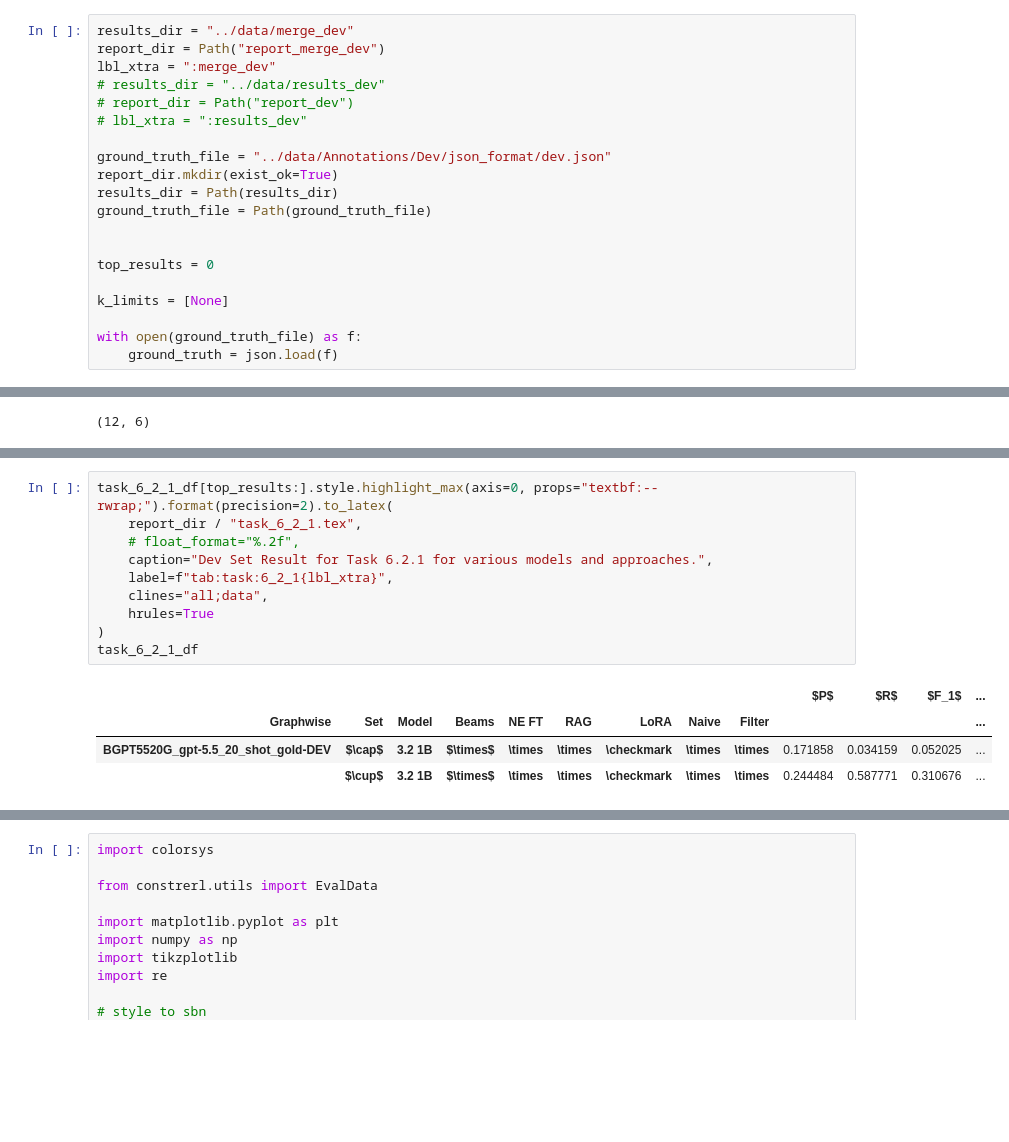
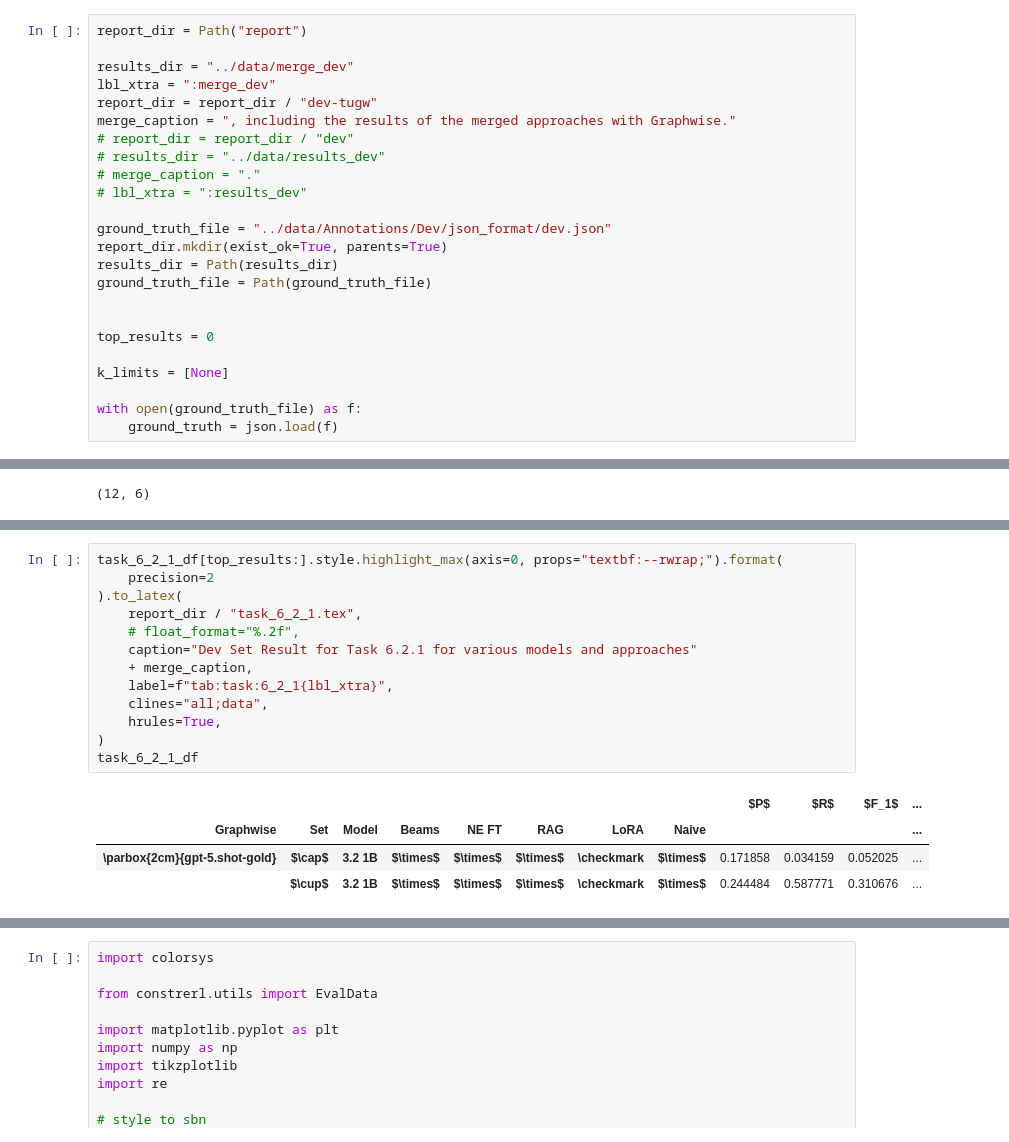
Before and after one commit to Dakantz/CHASTE, a Jupyter notebook: submission/evaluation.ipynb, the cells around one changed output, grey strips where cells are left out. Saved outputs shown, nothing was run; the diff lists cells and outputs as text; blank space fills up the shorter version.

```diff
--- a/submission/evaluation.ipynb
+++ b/submission/evaluation.ipynb
@@ -21,15 +24,19 @@ from collections.abc import Callable
 
 import re
 # %%
+report_dir = Path("report")
+
 results_dir = "../data/merge_dev"
-report_dir = Path("report_merge_dev")
 lbl_xtra = ":merge_dev"
+report_dir = report_dir / "dev-tugw"
+merge_caption = ", including the results of the merged approaches with Graphwise."
+# report_dir = report_dir / "dev"
 # results_dir = "../data/results_dev"
-# report_dir = Path("report_dev")
+# merge_caption = "."
 # lbl_xtra = ":results_dev"
 
 ground_truth_file = "../data/Annotations/Dev/json_format/dev.json"
-report_dir.mkdir(exist_ok=True)
+report_dir.mkdir(exist_ok=True, parents=True)
 results_dir = Path(results_dir)
 ground_truth_file = Path(ground_truth_file)
 
@@ -341,18 +354,21 @@ task_6_2_1_df
 # %%
-task_6_2_1_df[top_results:].style.highlight_max(axis=0, props="textbf:--rwrap;").format(precision=2).to_latex(
+task_6_2_1_df[top_results:].style.highlight_max(axis=0, props="textbf:--rwrap;").format(
+    precision=2
+).to_latex(
     report_dir / "task_6_2_1.tex",
     # float_format="%.2f",
-    caption="Dev Set Result for Task 6.2.1 for various models and approaches.",
+    caption="Dev Set Result for Task 6.2.1 for various models and approaches"
+    + merge_caption,
     label=f"tab:task:6_2_1{lbl_xtra}",
     clines="all;data",
-    hrules=True
+    hrules=True,
 )
 task_6_2_1_df
 # %% [output]
-|  |  |  |  |  |  |  |  |  | $P$ | $R$ | $F_1$ | ... |
-| Graphwise | Set | Model | Beams | NE FT | RAG | LoRA | Naive | Filter |  |  |  | ... |
-| BGPT5520G_gpt-5.5_20_shot_gold-DEV | $\cap$ | 3.2 1B | $\times$ | \times | \times | \checkmark | \times | \times | 0.171858 | 0.034159 | 0.052025 | ... |
-|  | $\cup$ | 3.2 1B | $\times$ | \times | \times | \checkmark | \times | \times | 0.244484 | 0.587771 | 0.310676 | ... |
+|  |  |  |  |  |  |  |  | $P$ | $R$ | $F_1$ | ... |
+| Graphwise | Set | Model | Beams | NE FT | RAG | LoRA | Naive |  |  |  | ... |
+| \parbox{2cm}{gpt-5.shot-gold} | $\cap$ | 3.2 1B | $\times$ | $\times$ | $\times$ | \checkmark | $\times$ | 0.171858 | 0.034159 | 0.052025 | ... |
+|  | $\cup$ | 3.2 1B | $\times$ | $\times$ | $\times$ | \checkmark | $\times$ | 0.244484 | 0.587771 | 0.310676 | ... |
 # %%
 task_6_2_2_df[top_results:].style.highlight_max(axis=0, props="textbf:--rwrap;").format(precision=2).to_latex(
     report_dir / "task_6_2_2.tex",
```
Also changed, not shown: parts of 9 cells of this notebook, 14 other files.
